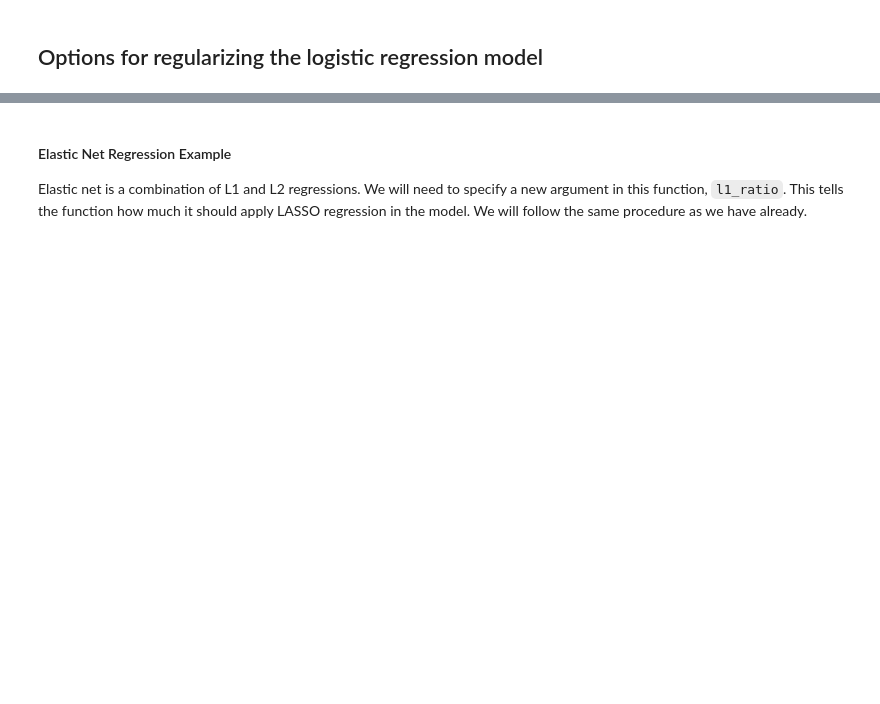
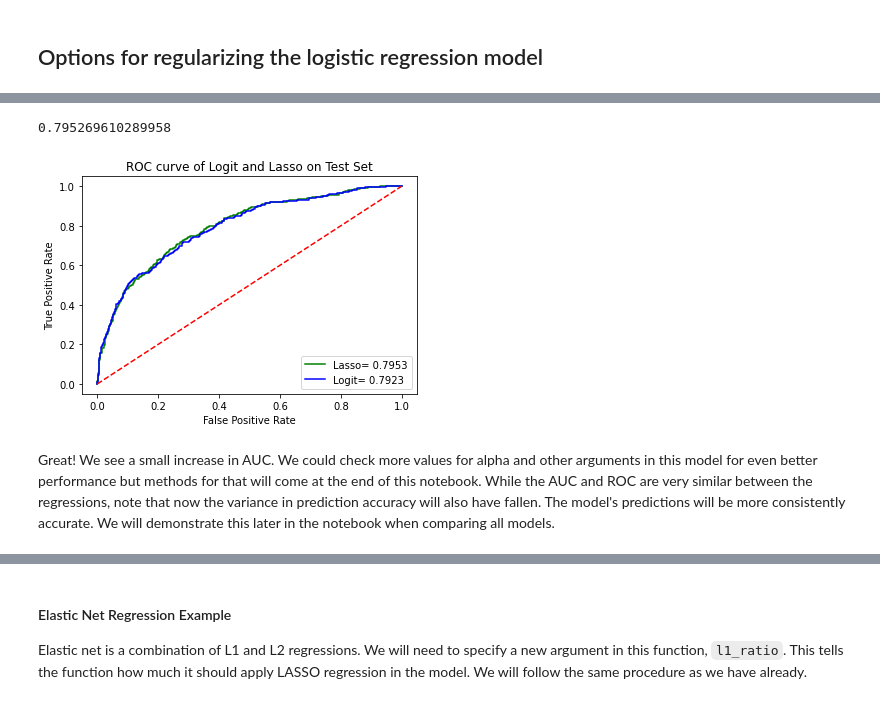
Before and after one commit to Humboldt-WI/bads, a Jupyter notebook: tutorials/7_nb_model_selection.ipynb, the cells around one changed output, grey strips where cells are left out. Cells and saved outputs as stored; diff of their text form; code cells hidden in the pictures; blank space fills up the shorter version.

```diff
--- a/tutorials/7_nb_model_selection.ipynb
+++ b/tutorials/7_nb_model_selection.ipynb
@@ -408,0 +258,4 @@ for model in ridge_models:
+# %%
+lasso_test_prob = lasso.predict(X_test)
+
+lasso_test_prob
@@ -408,0 +276,23 @@ for model in ridge_models:
+# %%
+fpr_lasso, tpr_lasso, _ = metrics.roc_curve(y_test, lasso_test_prob)
+auc_lasso = metrics.auc(fpr_lasso, tpr_lasso)
+auc_lasso
+# %% [output]
+0.795269610289958
+# %%
+plt.plot(fpr_lasso, tpr_lasso, label="Lasso= %0.4f" % auc_lasso, color='g')
+plt.plot(fpr_logit, tpr_logit, label="Logit= %0.4f" % auc_logit, color='b')
+
+# Random benchmark
+plt.plot([0, 1], [0, 1], "r--");
+
+# Plot configuration
+plt.title('ROC curve of Logit and Lasso on Test Set')
+plt.ylabel("True Positive Rate")
+plt.xlabel("False Positive Rate")
+plt.legend(loc="lower right")
+plt.show()
+# %% [output]
+[figure, added]
+# %% [markdown]
+Great! We see a small increase in AUC. We could check more values for alpha and other arguments in this model for even better performance but methods for that will come at the end of this notebook. While the AUC and ROC are very similar between the regressions, note that now the variance in prediction accuracy will also have fallen. The model's predictions will be more consistently accurate. We will demonstrate this later in the notebook when comparing all models.
```
Also changed, not shown: parts of 161 cells of this notebook.
